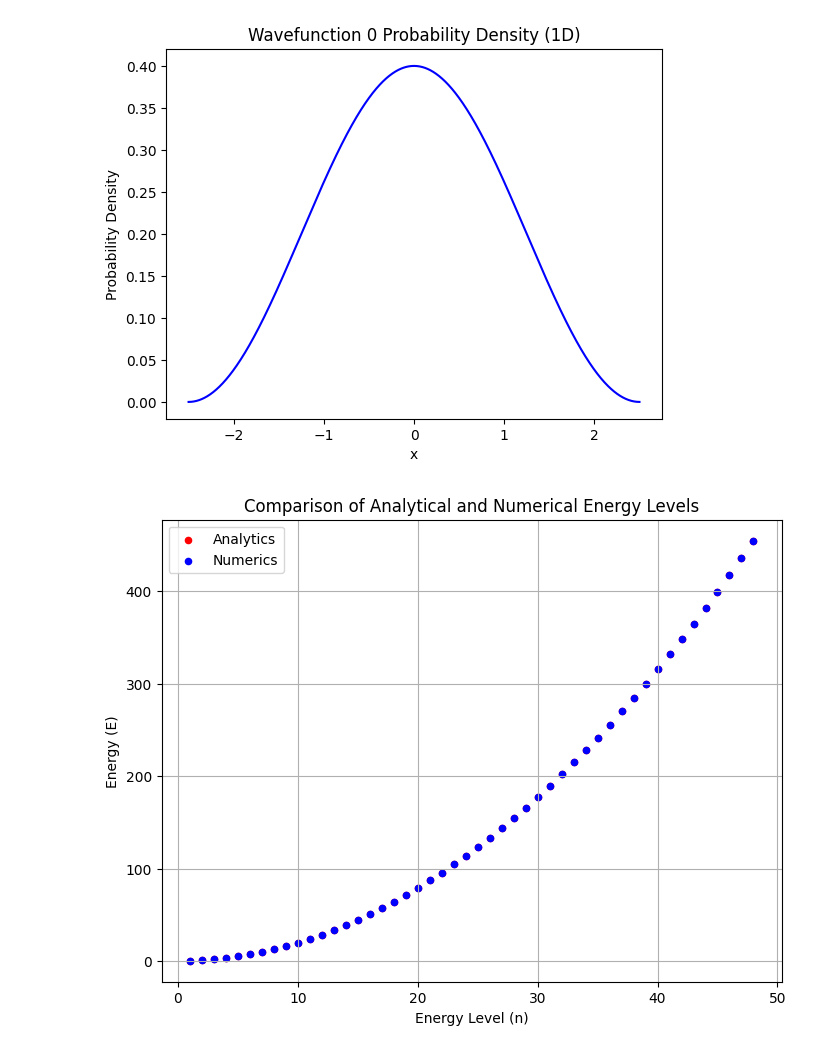
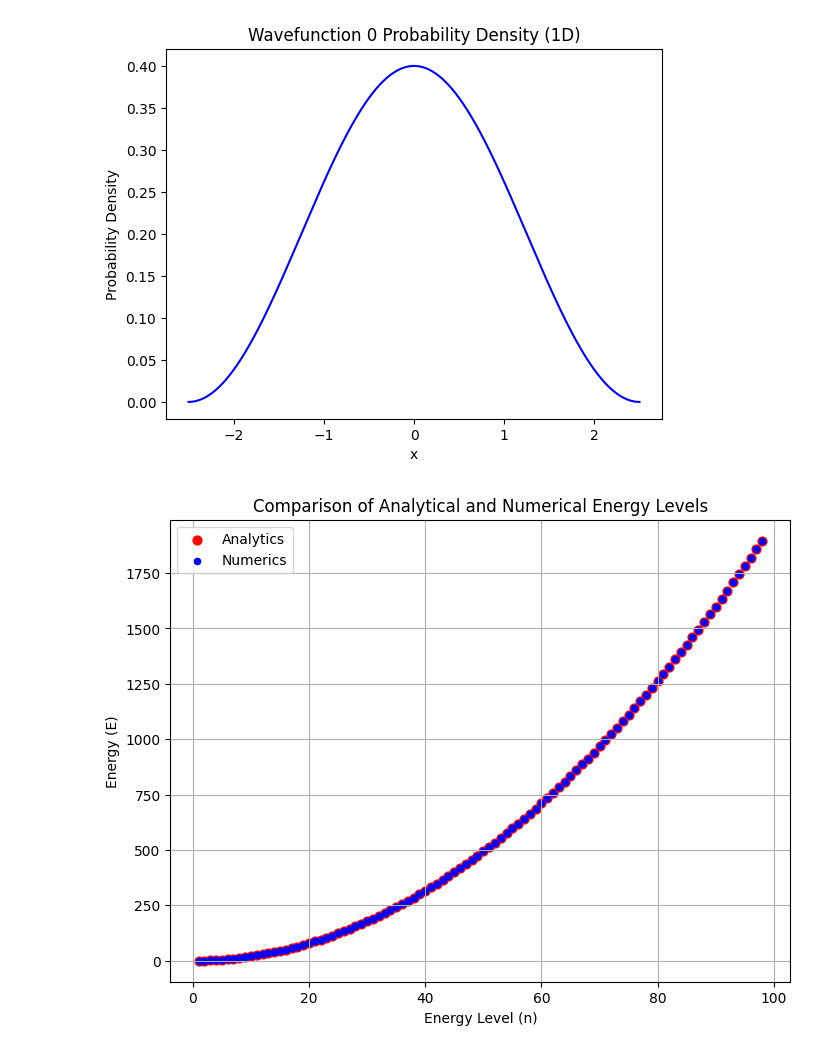
Before and after one commit to OtiDioti/numqt, a Jupyter notebook: Examples/tight_binding/infinite_well/1D_Infinite_Well.ipynb, the cells around one changed output. Cells and saved outputs as stored; diff of their text form; code cells hidden in the pictures.

```diff
--- a/Examples/tight_binding/infinite_well/1D_Infinite_Well.ipynb
+++ b/Examples/tight_binding/infinite_well/1D_Infinite_Well.ipynb
@@ -30,7 +30,7 @@ dimx = mesh_obj.Nx
 #-----------------------------------------------------------
 # Guess basis
 #-----------------------------------------------------------
-N_states = 50
+N_states = 100
 psi_fn = lambda n, mesh: iw_state(n, mesh, center=0, L = Lx)
 basis = (psi_fn, N_states)
 for i in range(3):
@@ -45,7 +45,7 @@ plt.legend()
 #-----------------------------------------------------------
 # Obtaining canonical operators
 #-----------------------------------------------------------
-operators = canonic_ops(mesh_obj, basis = basis, ops_to_compute = ["p2"], additional_subspaces = None, limit_divisions= N_states, hbar=1)
+operators = canonic_ops(mesh_obj, basis = basis, ops_to_compute = ["p2"], additional_subspaces = None, hbar=1)
 px2 = operators.get_ops()["p2"]
 
 #-----------------------------------------------------------
@@ -62,21 +64,21 @@ H.plot(0)
 # %%
 # Define the analytical energy function
 def energy(n):
     return n**2 * np.pi**2 * hbar**2  / (2 * m * Lx**2)
 
 # Generate analytical energy levels
 analytical_energies = sorted([energy(n) for n in range(1,k+1)])
 
 # Plot
 plt.figure(figsize=(8, 6))
-plt.scatter(range(1,k+1), analytical_energies, c="r", s=20, label="Analytics")
+plt.scatter(range(1,k+1), analytical_energies, c="r", s=40, label="Analytics")
 plt.scatter(range(1,k+1), energies, c="b", s=20, label="Numerics")
 plt.legend()
 plt.ylabel("Energy (E)")
 plt.xlabel("Energy Level (n)")
 plt.title("Comparison of Analytical and Numerical Energy Levels")
 plt.grid(True)
 
 plt.show()
 # %% [output]
-[figure, old version]
+[figure, new version]
```
Also changed, not shown: parts of 1 cell of this notebook, 8 other files.
